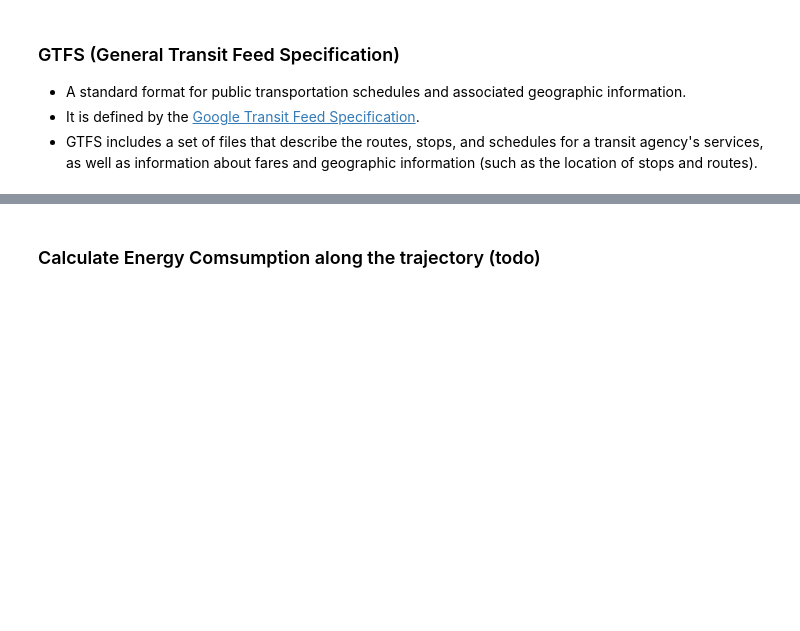
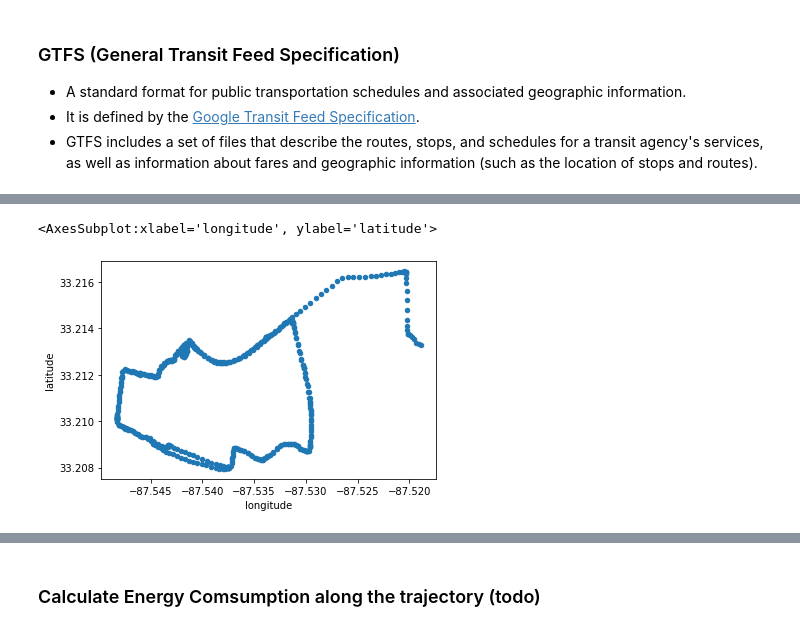
Before and after one commit to sguo28/UA_CE515_Tutorial, a Jupyter notebook: tutorial.ipynb, the cells around one changed output, grey strips where cells are left out. Saved outputs shown, nothing was run; the diff lists cells and outputs as text; code cells hidden in the pictures; blank space fills up the shorter version.

```diff
--- a/tutorial.ipynb
+++ b/tutorial.ipynb
@@ -79,0 +125,5 @@ sp = pd.read_json("data/sample_traj.json")
+# %%
+sp.plot.scatter("longitude","latitude")
+# %% [output]
+<AxesSubplot:xlabel='longitude', ylabel='latitude'>
+[figure, added]
```
Also changed, not shown: parts of 17 cells of this notebook, 9 other files.
